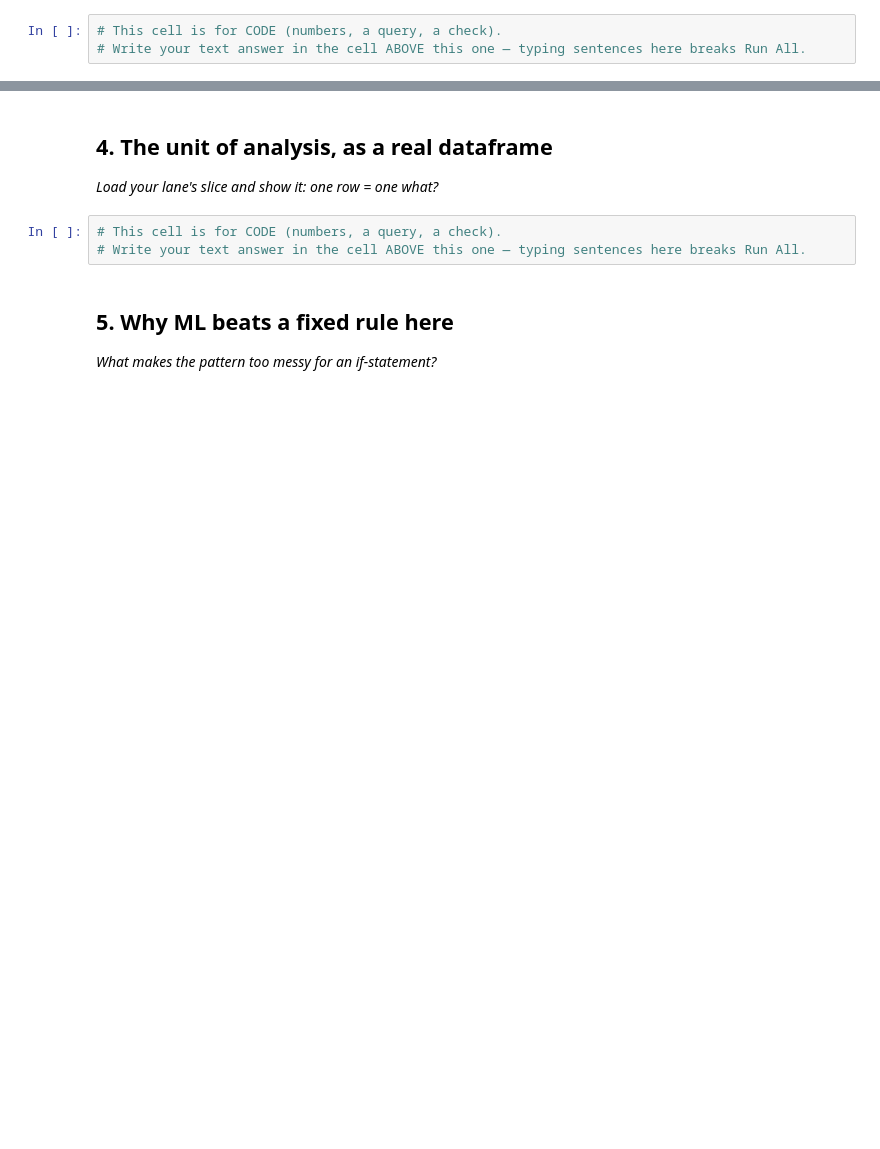
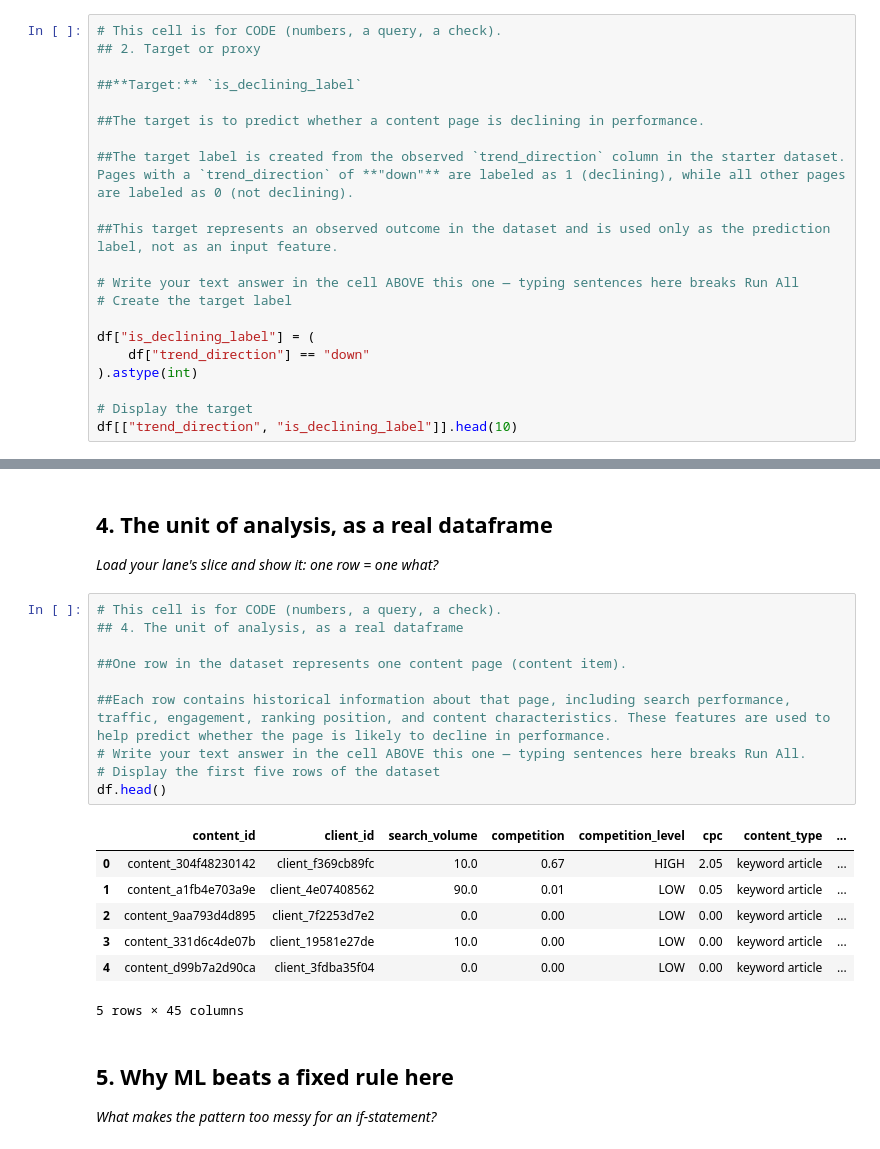
Before and after one commit to aryanks692/Flyrank-ai-Notebook, a Jupyter notebook: work/notebooks/w02_ml_task_framing.ipynb, the cells around one changed output, grey strips where cells are left out. Cells and saved outputs as stored; diff of their text form; blank space fills up the shorter version.

```diff
--- a/work/notebooks/w02_ml_task_framing.ipynb
+++ b/work/notebooks/w02_ml_task_framing.ipynb
@@ -39,4 +49,22 @@ FileNotFoundError: [Errno 2] No such file or directory: 'data/raw/content_refres
 *What would you predict? Where does that label come from — observed outcome or a defined rule?*
 # %%
 # This cell is for CODE (numbers, a query, a check).
-# Write your text answer in the cell ABOVE this one — typing sentences here breaks Run All.
+## 2. Target or proxy
+
+##**Target:** `is_declining_label`
+
+##The target is to predict whether a content page is declining in performance.
+
+##The target label is created from the observed `trend_direction` column in the starter dataset. Pages with a `trend_direction` of **"down"** are labeled as 1 (declining), while all other pages are labeled as 0 (not declining).
+
+##This target represents an observed outcome in the dataset and is used only as the prediction label, not as an input feature.
+
+# Write your text answer in the cell ABOVE this one — typing sentences here breaks Run All
+# Create the target label
+
+df["is_declining_label"] = (
+    df["trend_direction"] == "down"
+).astype(int)
+
+# Display the target
+df[["trend_direction", "is_declining_label"]].head(10)
@@ -53,7 +110,22 @@ FileNotFoundError: [Errno 2] No such file or directory: 'data/raw/content_refres
 *Load your lane's slice and show it: one row = one what?*
 # %%
 # This cell is for CODE (numbers, a query, a check).
+## 4. The unit of analysis, as a real dataframe
+
+##One row in the dataset represents one content page (content item).
+
+##Each row contains historical information about that page, including search performance, traffic, engagement, ranking position, and content characteristics. These features are used to help predict whether the page is likely to decline in performance.
 # Write your text answer in the cell ABOVE this one — typing sentences here breaks Run All.
+# Display the first five rows of the dataset
+df.head()
+# %% [output]
+|  | content_id | client_id | search_volume | competition | competition_level | cpc | content_type | ... |
+| 0 | content_304f48230142 | client_f369cb89fc | 10.0 | 0.67 | HIGH | 2.05 | keyword article | ... |
+| 1 | content_a1fb4e703a9e | client_4e07408562 | 90.0 | 0.01 | LOW | 0.05 | keyword article | ... |
+| 2 | content_9aa793d4d895 | client_7f2253d7e2 | 0.0 | 0.00 | LOW | 0.00 | keyword article | ... |
+| 3 | content_331d6c4de07b | client_19581e27de | 10.0 | 0.00 | LOW | 0.00 | keyword article | ... |
+| 4 | content_d99b7a2d90ca | client_3fdba35f04 | 0.0 | 0.00 | LOW | 0.00 | keyword article | ... |
+5 rows × 45 columns
 # %% [markdown]
 ## 5. Why ML beats a fixed rule here
 
```
Also changed, not shown: parts of 6 cells of this notebook.
